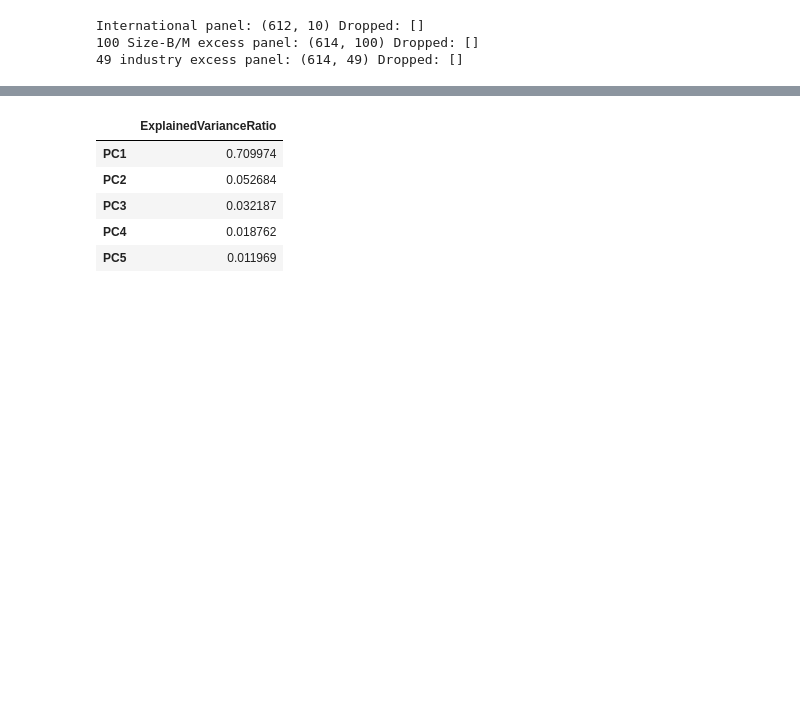
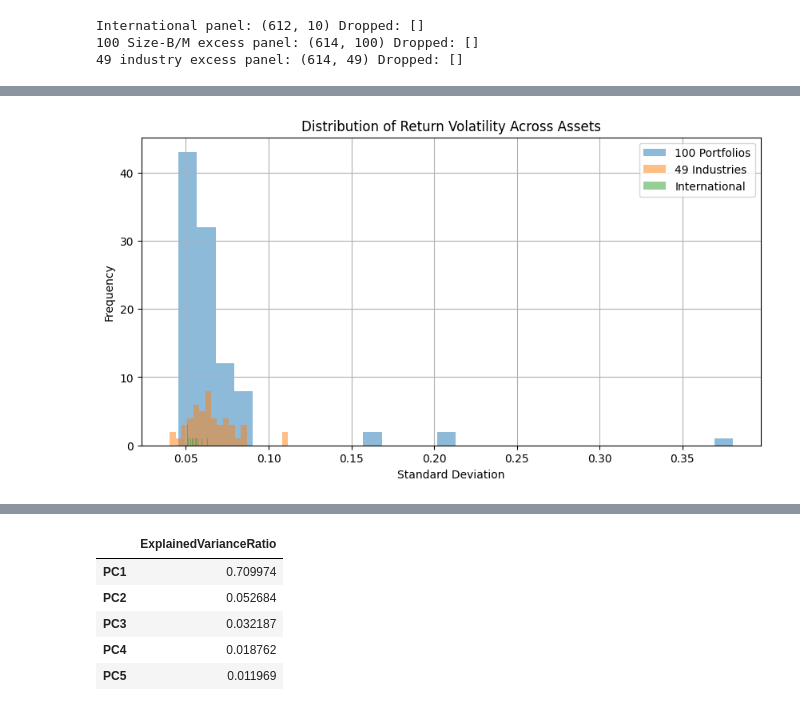
Before and after one commit to pattisanchez/pca-asset-pricing, a Jupyter notebook: notebook/PCA_Ken_French_Return_Panels.ipynb, the cells around one changed output, grey strips where cells are left out. Saved outputs shown, nothing was run; the diff lists cells and outputs as text; code cells hidden in the pictures; blank space fills up the shorter version.

```diff
--- a/notebook/PCA_Ken_French_Return_Panels.ipynb
+++ b/notebook/PCA_Ken_French_Return_Panels.ipynb
@@ -334,0 +341,14 @@ In the recitation, the default choice is **correlation PCA**, implemented with `
+# %%
+# Compute standard deviation of returns
+bm100_vol = bm100_excess.std()
+ind49_vol = ind49_excess.std()
+intl_vol = intl_panel.std()
+
+# Summary stats
+vol_summary = pd.DataFrame({
+    "100 Portfolios": bm100_vol,
+    "49 Industries": ind49_vol,
+    "International": intl_vol
+})
+
+display(vol_summary.describe())
@@ -334,0 +365,12 @@ In the recitation, the default choice is **correlation PCA**, implemented with `
+# %%
+plt.figure(figsize=(10,5))
+plt.hist(bm100_vol, bins=30, alpha=0.5, label="100 Portfolios")
+plt.hist(ind49_vol, bins=20, alpha=0.5, label="49 Industries")
+plt.hist(intl_vol, bins=20, alpha=0.5, label="International")
+plt.legend()
+plt.title("Distribution of Return Volatility Across Assets")
+plt.xlabel("Standard Deviation")
+plt.ylabel("Frequency")
+plt.show()
+# %% [output]
+[figure, added]
```
Also changed, not shown: parts of 8 cells of this notebook.
